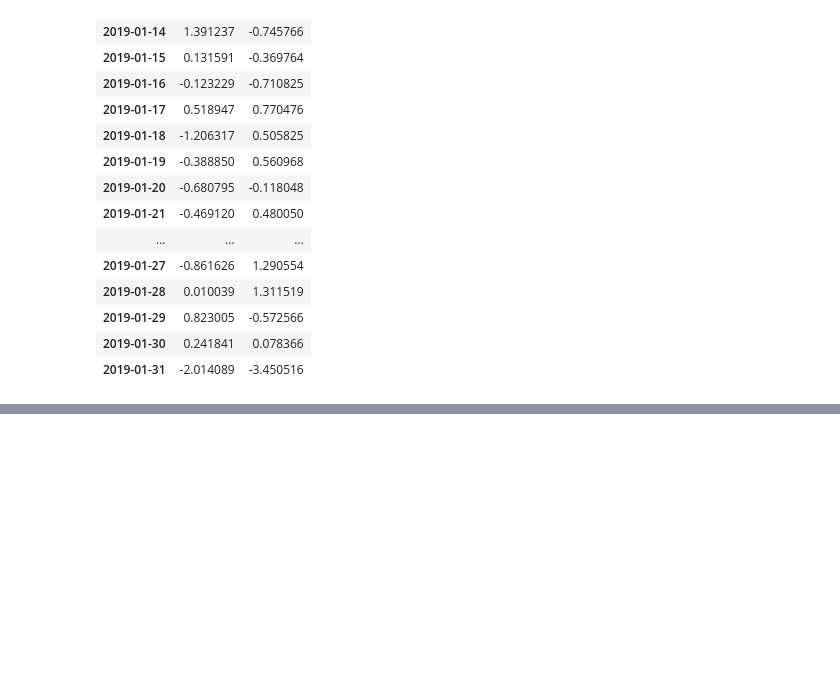
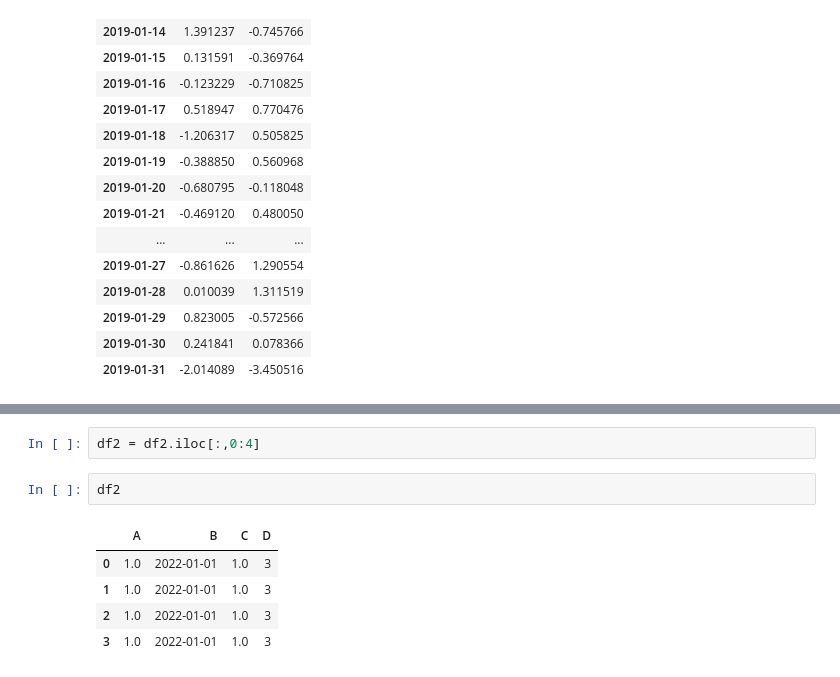
Before and after one commit to ruhanahmad/DataScience, a Jupyter notebook: pandas.ipynb, the cells around one changed output, grey strips where cells are left out. Drawn from its saved outputs; the diff is of its cells as text; blank space fills up the shorter version.

```diff
--- a/pandas.ipynb
+++ b/pandas.ipynb
@@ -162,0 +183,10 @@ df.iloc[:,0:2]
+# %%
+df2 = df2.iloc[:,0:4]
+# %%
+df2
+# %% [output]
+|  | A | B | C | D |
+| 0 | 1.0 | 2022-01-01 | 1.0 | 3 |
+| 1 | 1.0 | 2022-01-01 | 1.0 | 3 |
+| 2 | 1.0 | 2022-01-01 | 1.0 | 3 |
+| 3 | 1.0 | 2022-01-01 | 1.0 | 3 |
```
Also changed, not shown: parts of 1 cell of this notebook, 1 other file.
